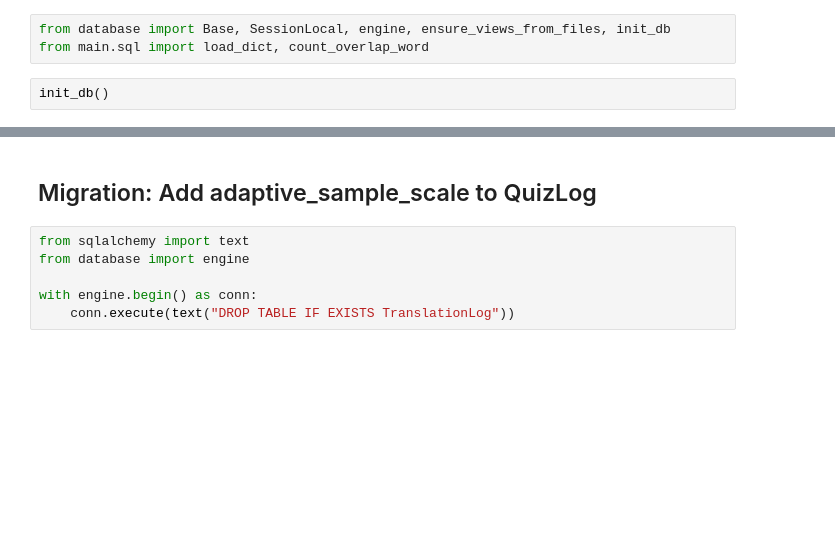
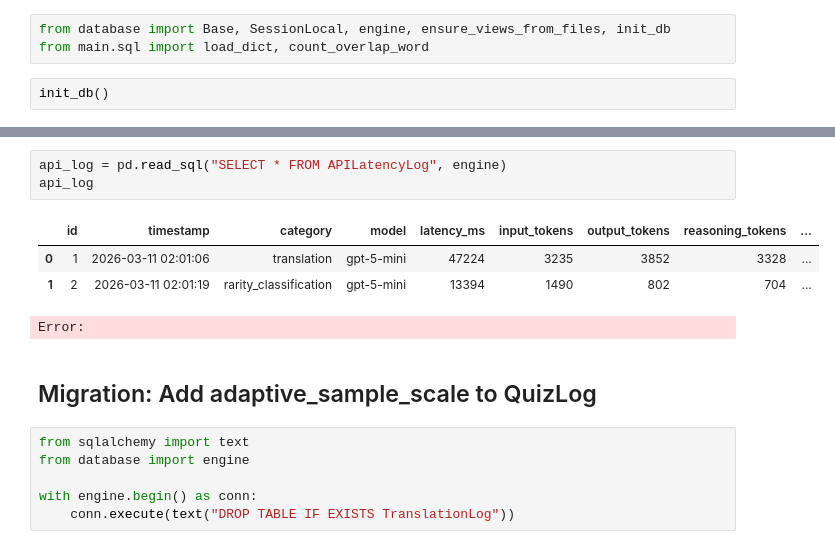
Before and after one commit to tuawong/GPT4LanguageLearning, a Jupyter notebook: notebook/SQLTest.ipynb, the cells around one changed output, grey strips where cells are left out. Drawn from its saved outputs; the diff is of its cells as text; blank space fills up the shorter version.

```diff
--- a/notebook/SQLTest.ipynb
+++ b/notebook/SQLTest.ipynb
@@ -16,3 +26,11 @@ init_db()
+# %%
+api_log = pd.read_sql("SELECT * FROM APILatencyLog", engine)
+api_log
+# %% [output]
+|  | id | timestamp | category | model | latency_ms | input_tokens | output_tokens | reasoning_tokens | ... |
+| 0 | 1 | 2026-03-11 02:01:06 | translation | gpt-5-mini | 47224 | 3235 | 3852 | 3328 | ... |
+| 1 | 2 | 2026-03-11 02:01:19 | rarity_classification | gpt-5-mini | 13394 | 1490 | 802 | 704 | ... |
+Error:
 # %% [markdown]
 ## Migration: Add adaptive_sample_scale to QuizLog
 # %%
```
Also changed, not shown: parts of 5 cells of this notebook, 3 other files.
